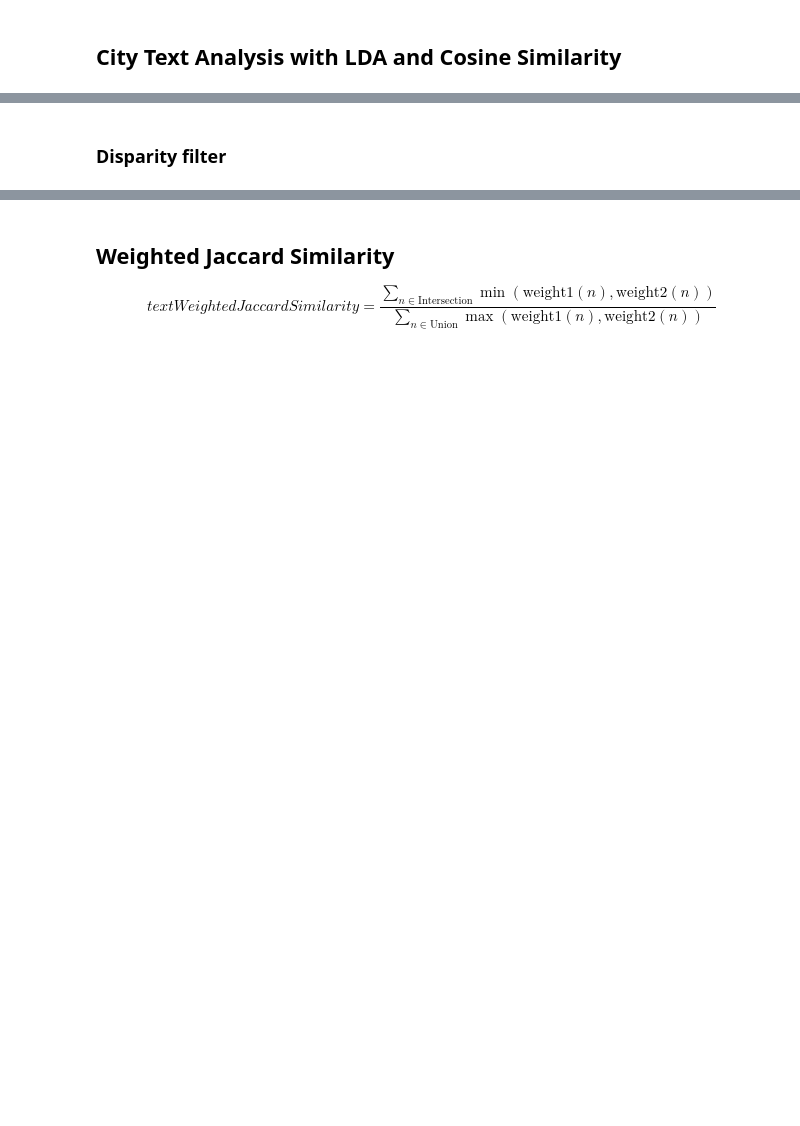
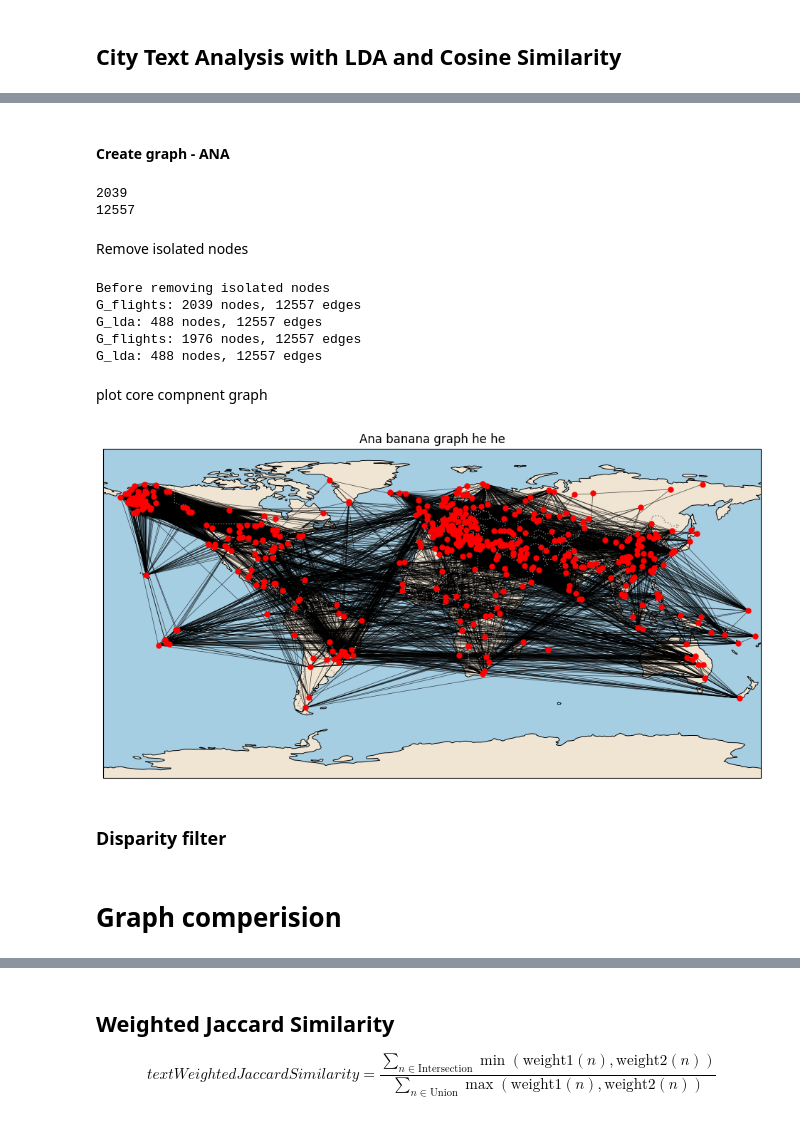
Before and after one commit to anampavicic/SGAI-Final-Project, a Jupyter notebook: final_notebook_ines_combined.ipynb, the cells around one changed output, grey strips where cells are left out. Drawn from its saved outputs; the diff is of its cells as text; code cells hidden in the pictures; blank space fills up the shorter version.

```diff
--- a/final_notebook_ines_combined.ipynb
+++ b/final_notebook_ines_combined.ipynb
@@ -71,7 +54,7 @@ True
 # %% [markdown]
 ## Get Cities Data From The Airports Dataset
 # %%
-file_path = 'airports.csv'
+file_path = 'data/airports.csv'
 airports = pd.read_csv(file_path)
 
 # Extract unique cities from the 'City' column
@@ -90,7 +74,7 @@ FileNotFoundError: [Errno 2] No such file or directory: 'airports.csv'
 # %% [markdown]
 ## Get Connections From Flight Route Dataset
 # %%
-file_path = 'routes.csv'
+file_path = 'data/routes.csv'
 routes = pd.read_csv(file_path)
 
 # Filter rows where stops == 0
@@ -574,7 +553,7 @@ nodes = text_df["node"].unique()
 aggregated_data = []
 
 for node in nodes:
-    node_data = text_df.filter(text_df_1["node"] == node)
+    node_data = text_df.filter(text_df["node"] == node)
     combined_text = " ".join(node_data["combined_text"].drop_nulls().to_list())
     aggregated_data.append({"node": node, "combined_text": combined_text})
 
@@ -813,3 +813,74 @@ print(len(cosine_similarities_lda[cosine_similarities_lda == 1].dropna(how='all'
+# %% [markdown]
+#### Create graph - ANA
+# %%
+G_lda_ana = nx.Graph()
+
+G_lda_ana.add_nodes_from(G_flights_sub.nodes(data=True))
+
+
+for _, row in top_pairs.iterrows():
+   G_lda_ana.add_edge(row["City1"], row["City2"], weight=row["Similarity"])
+
+print(len(list(G_lda_ana.nodes())))
+print(len(list(G_lda_ana.edges())))
+# %% [output]
+2039
+12557
+# %% [markdown]
+Remove isolated nodes
+# %%
+G_flights_sub_isloated = G_flights_sub.copy()
+
+print("Before removing isolated nodes")
+print(f'G_flights: {G_flights_sub_isloated.number_of_nodes()} nodes, {G_flights_sub_isloated.number_of_edges()} edges')
+print(f'G_lda: {G_lda_ana.number_of_nodes()} nodes, {G_lda_ana.number_of_edges()} edges')
+
+isolated_nodes_flights = list(nx.isolates(G_flights_sub_isloated))
+G_flights_sub_isloated.remove_nodes_from(isolated_nodes_flights)
+
+# Find and remove isolated nodes for G_lda
+isolated_nodes_lda = list(nx.isolates(G_lda_ana))
+G_lda_ana.remove_nodes_from(isolated_nodes_lda)
+
+print(f'G_flights: {G_flights_sub_isloated.number_of_nodes()} nodes, {G_flights_sub_isloated.number_of_edges()} edges')
+print(f'G_lda: {G_lda_ana.number_of_nodes()} nodes, {G_lda_ana.number_of_edges()} edges')
+# %% [output]
+Before removing isolated nodes
+G_flights: 2039 nodes, 12557 edges
+G_lda: 488 nodes, 12557 edges
+G_flights: 1976 nodes, 12557 edges
+G_lda: 488 nodes, 12557 edges
+# %% [markdown]
+plot core compnent graph
+# %%
+positions = {node: data['coords'] for node, data in G_lda_ana.nodes(data=True)}
+
+# Set up the map using Cartopy
+fig, ax = plt.subplots(figsize=(12, 6), subplot_kw={'projection': ccrs.PlateCarree()})
+
+# Enhanced map styling
+ax.set_extent([-180, 180, -90, 90], crs=ccrs.PlateCarree())
+
+# Add detailed features
+ax.add_feature(cfeature.LAND, facecolor="#f0e4d3")  # Light beige for land
+ax.add_feature(cfeature.OCEAN, facecolor="#a6cee3")  # Light blue for oceans
+ax.add_feature(cfeature.COASTLINE, edgecolor="black", linewidth=0.7)
+ax.add_feature(cfeature.BORDERS, linestyle=":", edgecolor="gray")
+
+# Optionally, add gridlines
+#gridlines = ax.gridlines(draw_labels=True, color="gray", linestyle="--", linewidth=0.5)
+#gridlines.top_labels = False
+#gridlines.right_labels = False
+
+# Draw the graph
+nx.draw_networkx_edges(G_lda_ana, positions, ax=ax, edge_color='black', alpha=0.7, width=0.5)
+nx.draw_networkx_nodes(G_lda_ana, positions, ax=ax, node_size=25, node_color='red')
+
+# Show the plot
+plt.title("Ana banana graph he he")
+plt.show()
+# %% [output]
+[figure, added]
 # %% [markdown]
 ### Disparity filter
 # %%
@@ -945,3 +1016,5 @@ def cut_graph (graph, min_alpha_ptile=0.5, min_degree=2):
 
     for node_id in filtered_set:
         graph.remove_node(node_id)
+# %% [markdown]
+# Graph comperision
```
Also changed, not shown: parts of 38 cells of this notebook.
